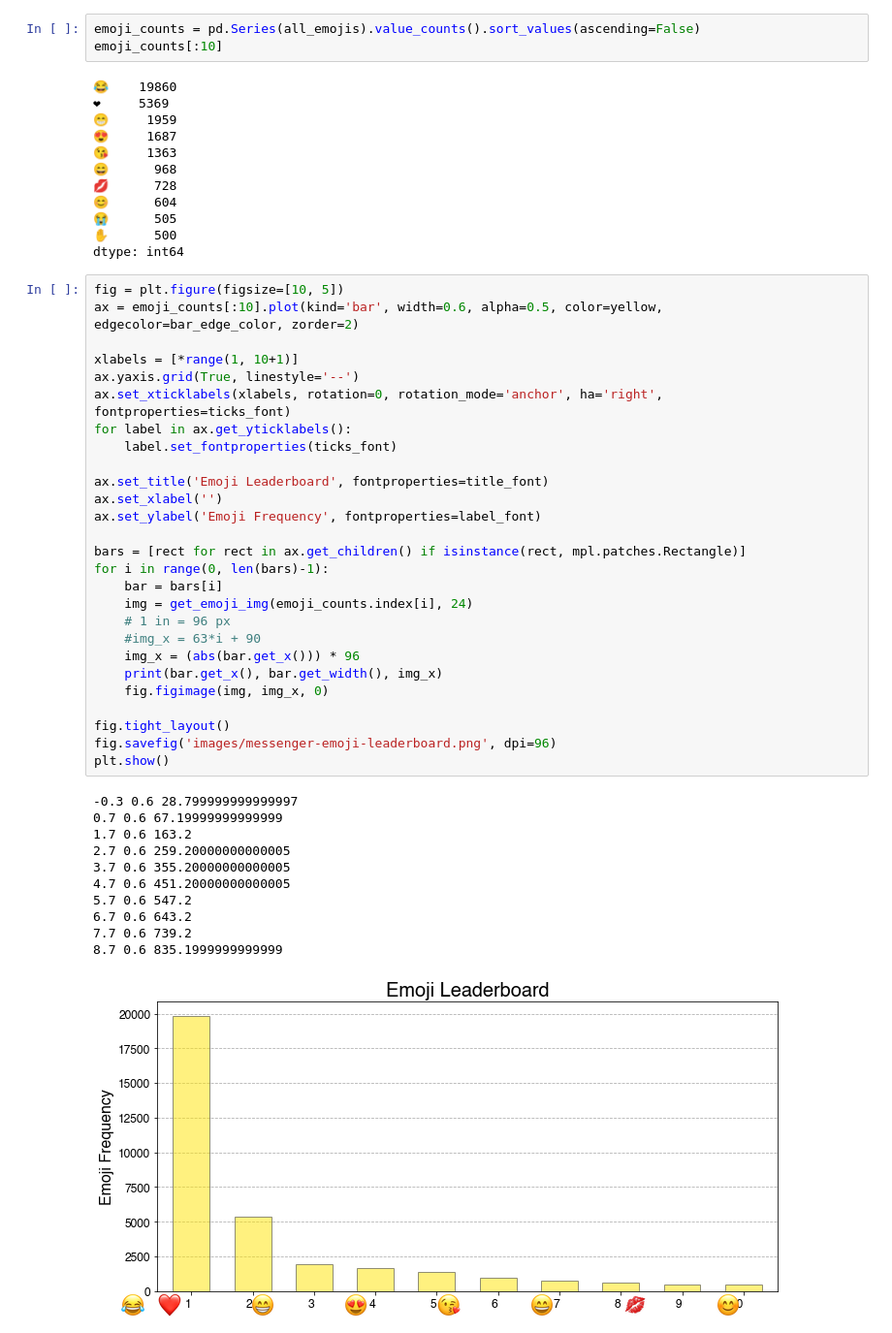
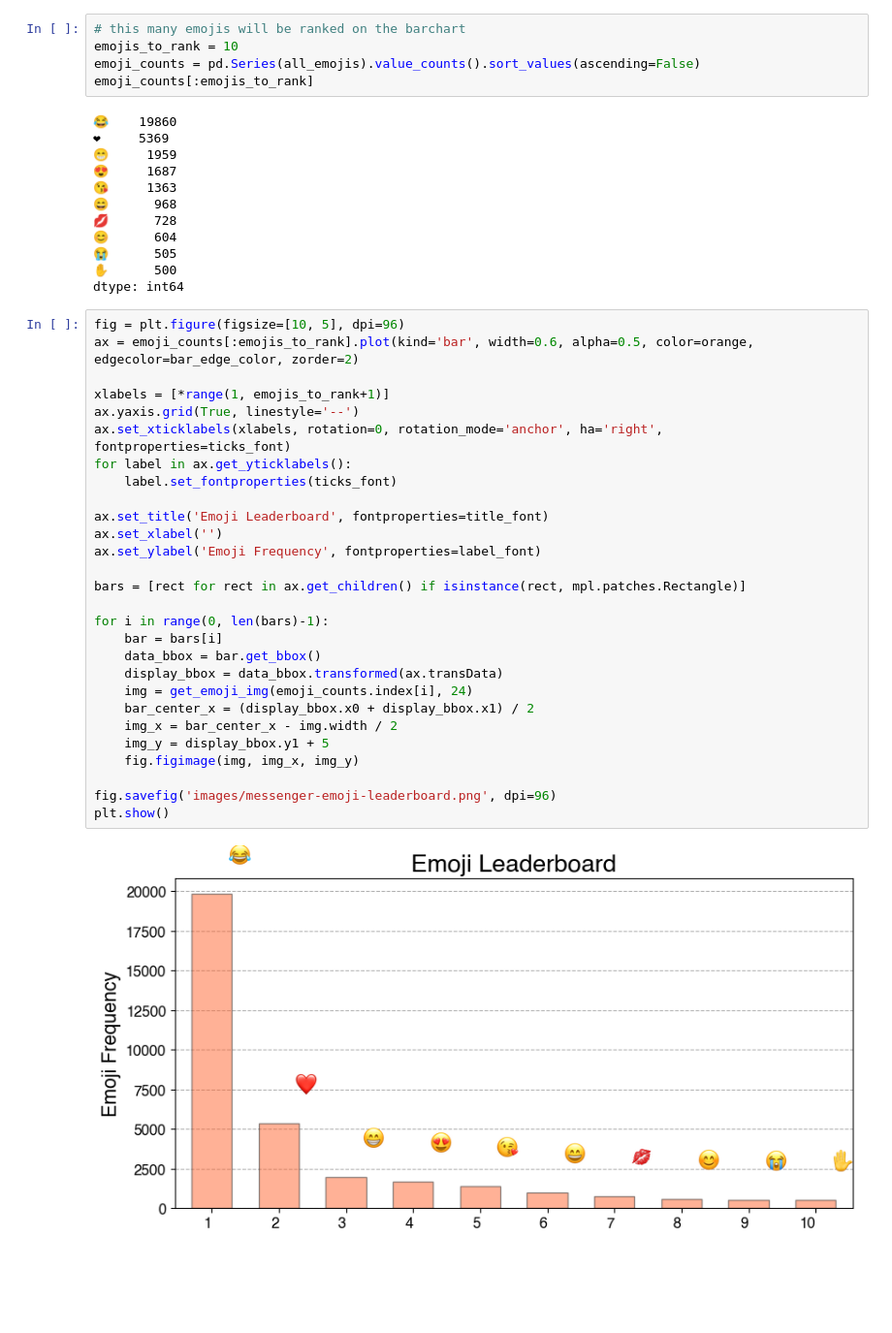
Before and after one commit to peter-gy/fb-messenger-analysis, a Jupyter notebook: jupyter/messenger-emoji-visualization.ipynb, the cells around one changed output. Shown: that part at 97% size. Cells and saved outputs as stored; diff of their text form; blank space fills up the shorter version.

```diff
--- a/jupyter/messenger-emoji-visualization.ipynb
+++ b/jupyter/messenger-emoji-visualization.ipynb
@@ -46,8 +46,10 @@ def get_emoji_img(emoji, size):
     img.thumbnail((size, size), Image.ANTIALIAS)
     return img
 # %%
+# this many emojis will be ranked on the barchart
+emojis_to_rank = 10
 emoji_counts = pd.Series(all_emojis).value_counts().sort_values(ascending=False)
-emoji_counts[:10]
+emoji_counts[:emojis_to_rank]
 # %% [output]
 😂    19860
 ❤     5369
@@ -61,41 +63,32 @@ emoji_counts[:10]
 ✋      500
 dtype: int64
 # %%
-fig = plt.figure(figsize=[10, 5])
-ax = emoji_counts[:10].plot(kind='bar', width=0.6, alpha=0.5, color=yellow, edgecolor=bar_edge_color, zorder=2)
+fig = plt.figure(figsize=[10, 5], dpi=96)
+ax = emoji_counts[:emojis_to_rank].plot(kind='bar', width=0.6, alpha=0.5, color=orange, edgecolor=bar_edge_color, zorder=2)
 
-xlabels = [*range(1, 10+1)]
+xlabels = [*range(1, emojis_to_rank+1)]
 ax.yaxis.grid(True, linestyle='--')
 ax.set_xticklabels(xlabels, rotation=0, rotation_mode='anchor', ha='right', fontproperties=ticks_font)
 for label in ax.get_yticklabels():
     label.set_fontproperties(ticks_font)
 
 ax.set_title('Emoji Leaderboard', fontproperties=title_font)
 ax.set_xlabel('')
 ax.set_ylabel('Emoji Frequency', fontproperties=label_font)
 
 bars = [rect for rect in ax.get_children() if isinstance(rect, mpl.patches.Rectangle)]
+
 for i in range(0, len(bars)-1):
     bar = bars[i]
+    data_bbox = bar.get_bbox()
+    display_bbox = data_bbox.transformed(ax.transData)
     img = get_emoji_img(emoji_counts.index[i], 24)
-    # 1 in = 96 px
-    #img_x = 63*i + 90
-    img_x = (abs(bar.get_x())) * 96
-    print(bar.get_x(), bar.get_width(), img_x)
-    fig.figimage(img, img_x, 0)
+    bar_center_x = (display_bbox.x0 + display_bbox.x1) / 2
+    img_x = bar_center_x - img.width / 2
+    img_y = display_bbox.y1 + 5
+    fig.figimage(img, img_x, img_y)
 
-fig.tight_layout()
 fig.savefig('images/messenger-emoji-leaderboard.png', dpi=96)
 plt.show()
 # %% [output]
--0.3 0.6 28.799999999999997
-0.7 0.6 67.19999999999999
-1.7 0.6 163.2
-2.7 0.6 259.20000000000005
-3.7 0.6 355.20000000000005
-4.7 0.6 451.20000000000005
-5.7 0.6 547.2
-6.7 0.6 643.2
-7.7 0.6 739.2
-8.7 0.6 835.1999999999999
-[figure, old version]
+[figure, new version]
```
Also changed, not shown: 5 other files.
